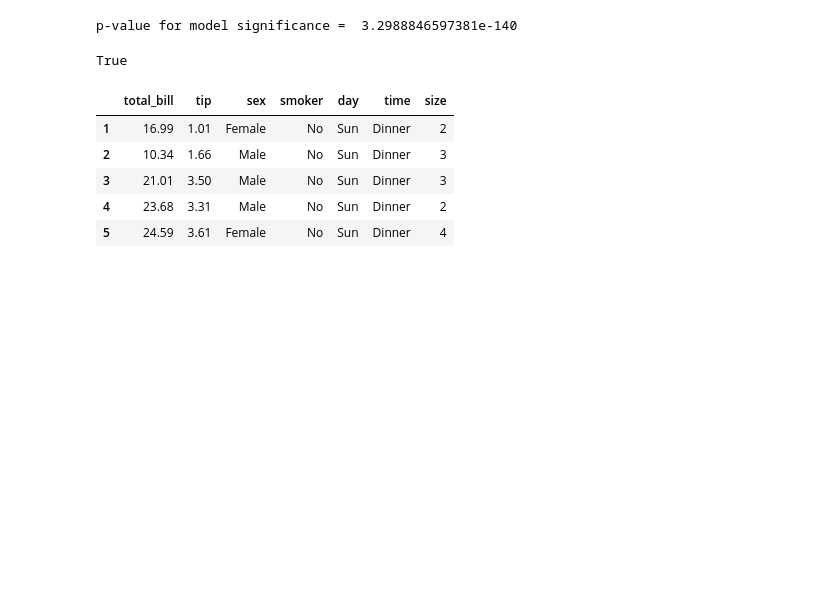
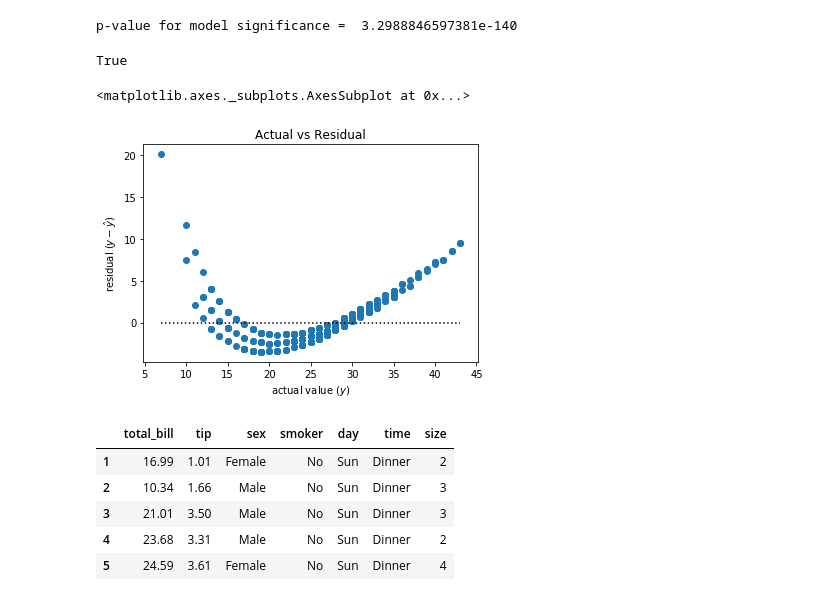
Before and after one commit to matt-c-knight/regression_exercises, a Jupyter notebook: evaluate.ipynb, the cells around one changed output. Drawn from its saved outputs; the diff is of its cells as text; code cells hidden in the pictures; blank space fills up the shorter version.

```diff
--- a/evaluate.ipynb
+++ b/evaluate.ipynb
@@ -262,3 +266,8 @@ True
+# %%
+plot_residuals(evaluate.y, evaluate.yhat)
+# %% [output]
+<matplotlib.axes._subplots.AxesSubplot at 0x...>
+[figure, added]
 # %%
 from statsmodels.formula.api import ols
 from pydataset import data
```
Also changed, not shown: parts of 21 cells of this notebook.
